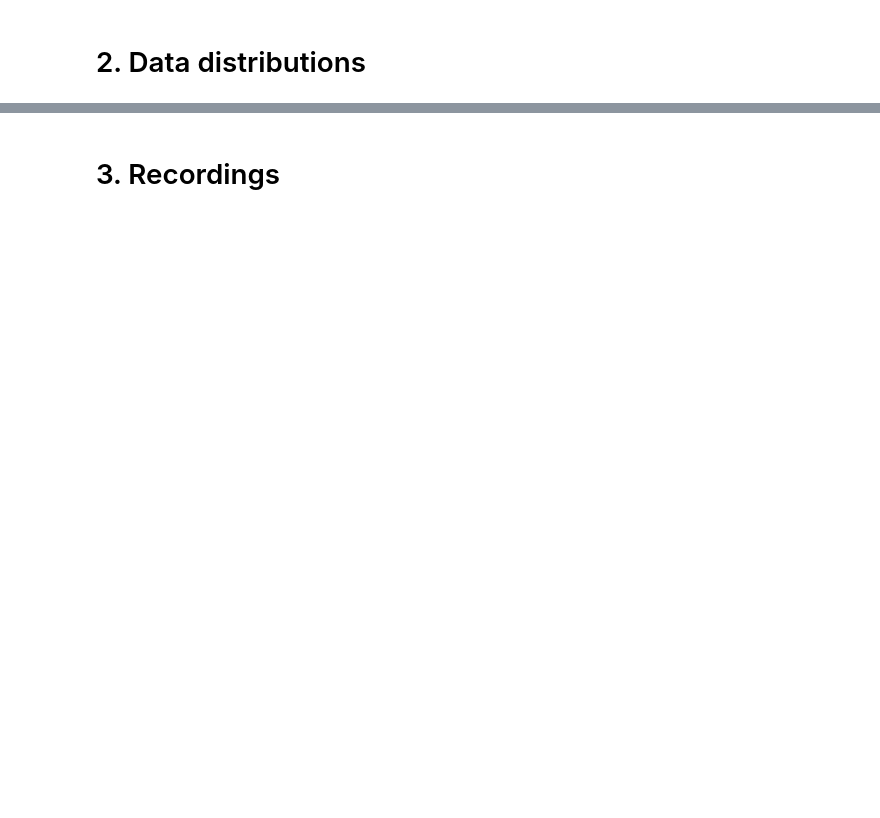
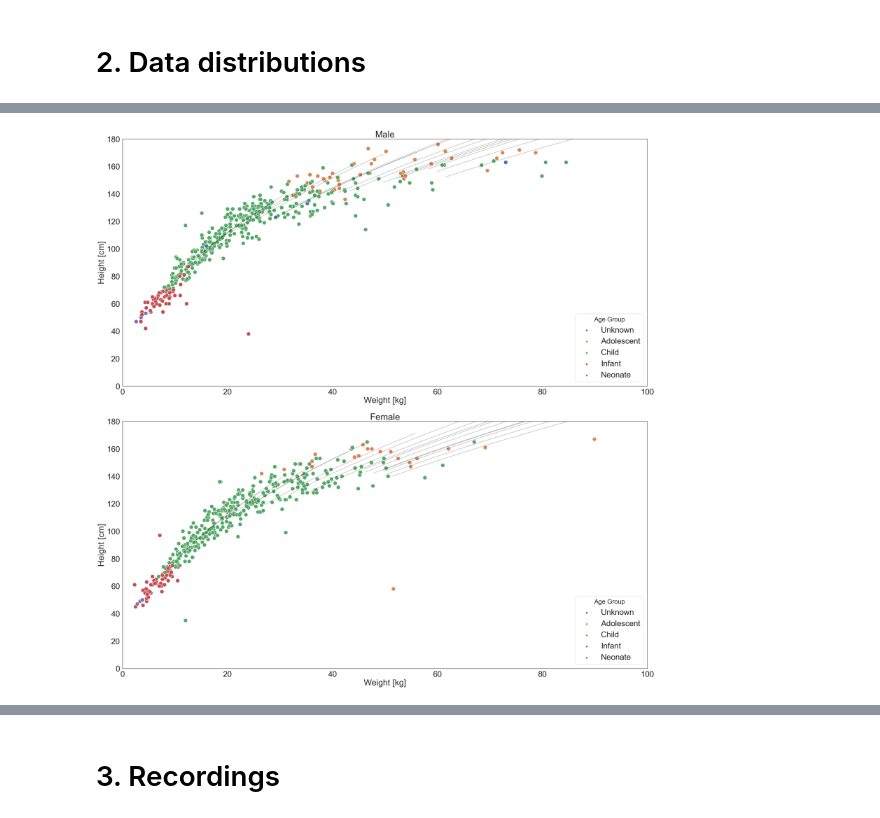
Before and after one commit to Benjamin-Walker/heart-murmur-detection, a Jupyter notebook: data_analysis.ipynb, the cells around one changed output, grey strips where cells are left out. Saved outputs shown, nothing was run; the diff lists cells and outputs as text; code cells hidden in the pictures; blank space fills up the shorter version.

```diff
--- a/data_analysis.ipynb
+++ b/data_analysis.ipynb
@@ -239,8 +265,0 @@ complete_pd["age_group"].unique()
-# %%
-# Height, weight
-fig, ax = plt.subplots(figsize=(20,12))
-sns.set(font_scale=2.0)
-sns.set_style("whitegrid")
-plt.rcParams['font.size'] = 25
-sns.scatterplot(x="weight", y="height", hue="age_group", data=complete_pd, hue_order=['Unknown', 'Adolescent', 'Child', 'Infant', 'Neonate'], s=120)
-ax.set(xlabel='Weight [kg]', ylabel='Height [cm]')
@@ -259,3 +266,69 @@ sns.histplot(complete_pd.age_year, bins=50)
+# %%
+# BMI values
+bmi_male = {2: 16.6, 3: 16.2, 4: 16.1, 5: 16.0, 6: 15.9, 7: 16.5, 8: 16.9, 9: 17.4, 10: 19.3, 11: 19.3, 12: 19.1, 13: 20.7, 14: 21.4, 15: 22.6, 16: 22.3, 17: 22.9, 18: 23.3, 19: 24.5, 20: 26.5}
+bmi_female = {2: 16.3, 3: 16.0, 4: 16.1, 5: 15.9, 6: 15.7, 7: 16.6, 8: 17.2, 9: 17.2, 10: 19.0, 11: 19.8, 12: 21.5, 13: 20.8, 14: 22.6, 15: 21.8, 16: 23.7, 17: 24.1, 18: 23.6, 19: 25.1, 20: 26.2}
+weight_male = {2: (11.7,16.7), 3: (13.7,19.8), 4: (15.5,22.3), 5: (16.6,26.4), 6: (18.8,30.4), 7: (20.9,36.2), 8: (23.5,43.3), 9: (25.6,49.6), 10: (28.7,56), 11: (30.8,64.2), 12: (33.2,67.9), 13: (41.2,87.3), 14: (43.4,91.1), 15: (49.8,104.7), 16: (53.6,90.2), 17: (52.3,103.7), 18: (58.2,101.4), 19: (59.9,104.2), 20: (61.5,116)}
+weight_female = {2: (11,15.1), 3: (13,18.2), 4: (14.9,21.2), 5: (16.2,26.4), 6: (18.3,30.4), 7: (20.2,36.8), 8: (22.1,42.9), 9: (25.6,46.4), 10: (27.1,55.7), 11: (31.8,66.6), 12: (35.8,70.6), 13: (39.9,78.2), 14: (46.3,80.9), 15: (45.9,85.4), 16: (49.6,85.2), 17: (49.7,90.1), 18: (47.8,96.2), 19: (50.3,95.7), 20: (51.4,107)}
+
+# Set global font size
+global_font_size = 30
+
+# Define axis limits
+x_limits = [0, 100]  # Replace with actual limits
+y_limits = [0, 180]  # Replace with actual limits
+
+# Create 1 row and 2 columns for subplots
+fig, axes = plt.subplots(2, 1, figsize=(30, 30))
+
+# Common settings
+sns.set(font_scale=2.0)
+sns.set_style("white")
+plt.rcParams['font.size'] = global_font_size
+
+# Plot for male (male == 1)
+male_data = complete_pd[complete_pd['male'] == "1"]
+sns.scatterplot(x="weight", y="height", hue="age_group", data=male_data, hue_order=['Unknown', 'Adolescent', 'Child', 'Infant', 'Neonate'], s=220, ax=axes[0])
+axes[0].set_title('Male', fontsize=global_font_size+4)
+axes[0].set(xlabel='Weight [kg]', ylabel='Height [cm]')
+axes[0].set_xlabel('Weight [kg]', fontsize=global_font_size+2)
+axes[0].set_ylabel('Height [cm]', fontsize=global_font_size+2)
+axes[0].set_xlim(x_limits)
+axes[0].set_ylim(y_limits)
+axes[0].tick_params(axis='both', which='major', labelsize=global_font_size)
+axes[0].legend().set_title('Age Group', prop={'size': global_font_size})
+axes[0].legend(loc='lower right', fontsize=global_font_size, title='Age Group')
+for a in bmi_male.keys():
+    bmi = bmi_male[a]
+    weight_list = np.linspace(weight_male[a][0], weight_male[a][1], 50)
+    height_list = [100*(w/bmi)**0.5 for w in weight_list]
+    axes[0].plot(weight_list, height_list, color='black', alpha=0.3)
+
+# Plot for female (male == 0)
+female_data = complete_pd[complete_pd['male'] == "0"]
+sns.scatterplot(x="weight", y="height", hue="age_group", data=female_data, hue_order=['Unknown', 'Adolescent', 'Child', 'Infant', 'Neonate'], s=220, ax=axes[1])
+axes[1].set_title('Female', fontsize=global_font_size+4)
+axes[1].set(xlabel='Weight [kg]', ylabel='Height [cm]')
+axes[1].set_xlabel('Weight [kg]', fontsize=global_font_size+2)
+axes[1].set_ylabel('Height [cm]', fontsize=global_font_size+2)
+axes[1].set_xlim(x_limits)
+axes[1].set_ylim(y_limits)
+axes[1].tick_params(axis='both', which='major', labelsize=global_font_size)
+axes[1].legend().set_title('Age Group', prop={'size': global_font_size})
+axes[1].legend(loc='lower right', fontsize=global_font_size, title='Age Group')
+for a in bmi_male.keys():
+    bmi = bmi_female[a]
+    weight_list = np.linspace(weight_female[a][0], weight_female[a][1], 50)
+    height_list = [100*(w/bmi)**0.5 for w in weight_list]
+    axes[1].plot(weight_list, height_list, color='black', alpha=0.3)
+
+# Save the figure
+fig.tight_layout()
+plt.savefig(os.path.join(output_folder, 'age_weight_height_by_gender.pdf'), format='pdf')
+
+# Show the plot
+plt.show()
+# %% [output]
+[figure, added]
 # %%
 # Labels
 pd.crosstab([complete_pd.Abnormal, complete_pd.Normal], [complete_pd.Present, complete_pd.Unknown, complete_pd.Absent, complete_pd.murmur])
```
Also changed, not shown: parts of 17 cells of this notebook.
